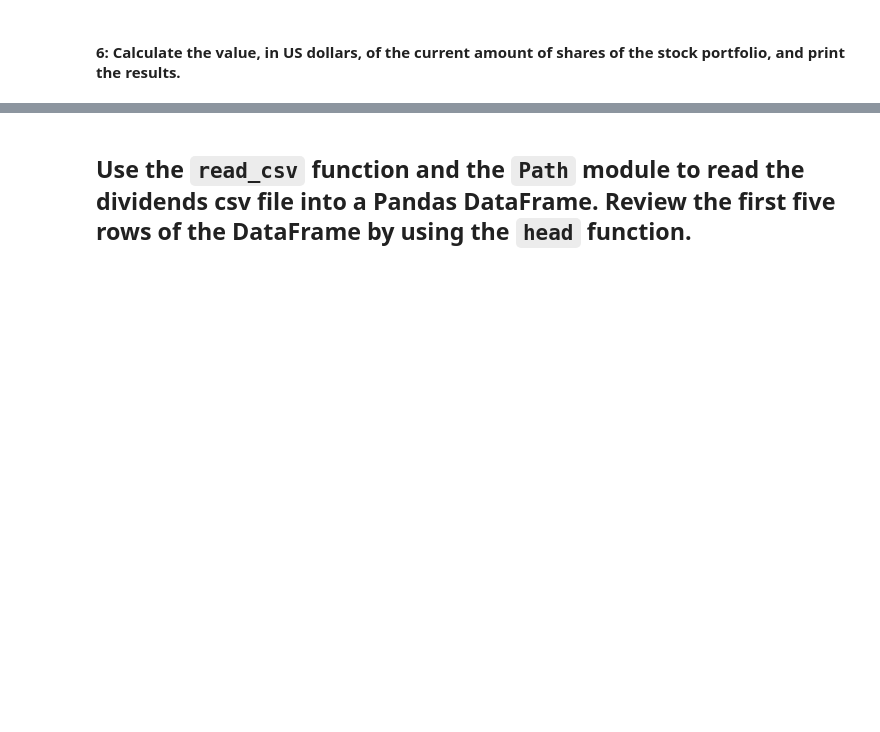
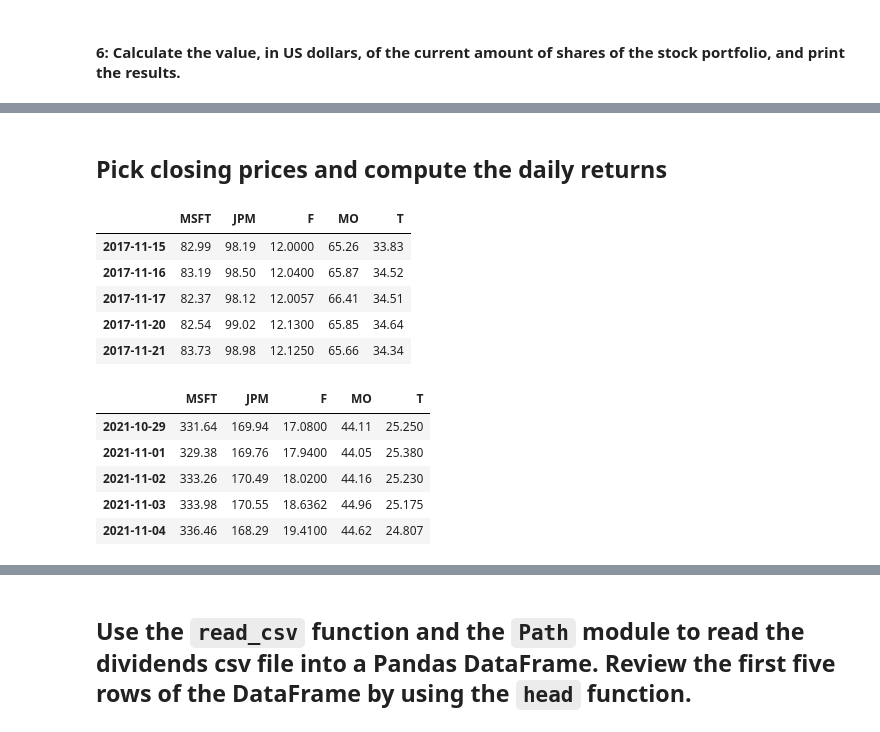
Before and after one commit to stefimaz/Dividend_reinvesting, a Jupyter notebook: systematic_inv.ipynb, the cells around one changed output, grey strips where cells are left out. Saved outputs shown, nothing was run; the diff lists cells and outputs as text; code cells hidden in the pictures; blank space fills up the shorter version.

```diff
--- a/systematic_inv.ipynb
+++ b/systematic_inv.ipynb
@@ -151,0 +186,31 @@ The value of your stocks:
+# %% [markdown]
+## Pick closing prices and compute the daily returns
+# %%
+# Create and empty DataFrame for closing prices
+df_closing_prices = pd.DataFrame()
+
+# Fetch the closing prices for all the stocks
+df_closing_prices["MSFT"] = prices_df["MSFT"]["close"]
+df_closing_prices["JPM"] = prices_df["JPM"]["close"]
+df_closing_prices["F"] = prices_df["F"]["close"]
+df_closing_prices["MO"] = prices_df["MO"]["close"]
+df_closing_prices["T"] = prices_df["T"]["close"]
+
+# Drop the time component of the date
+df_closing_prices.index = df_closing_prices.index.date
+
+display(df_closing_prices.head())
+display(df_closing_prices.tail())
+# %% [output]
+|  | MSFT | JPM | F | MO | T |
+| 2017-11-15 | 82.99 | 98.19 | 12.0000 | 65.26 | 33.83 |
+| 2017-11-16 | 83.19 | 98.50 | 12.0400 | 65.87 | 34.52 |
+| 2017-11-17 | 82.37 | 98.12 | 12.0057 | 66.41 | 34.51 |
+| 2017-11-20 | 82.54 | 99.02 | 12.1300 | 65.85 | 34.64 |
+| 2017-11-21 | 83.73 | 98.98 | 12.1250 | 65.66 | 34.34 |
+|  | MSFT | JPM | F | MO | T |
+| 2021-10-29 | 331.64 | 169.94 | 17.0800 | 44.11 | 25.250 |
+| 2021-11-01 | 329.38 | 169.76 | 17.9400 | 44.05 | 25.380 |
+| 2021-11-02 | 333.26 | 170.49 | 18.0200 | 44.16 | 25.230 |
+| 2021-11-03 | 333.98 | 170.55 | 18.6362 | 44.96 | 25.175 |
+| 2021-11-04 | 336.46 | 168.29 | 19.4100 | 44.62 | 24.807 |
```
Also changed, not shown: parts of 22 cells of this notebook, 1 other file.
